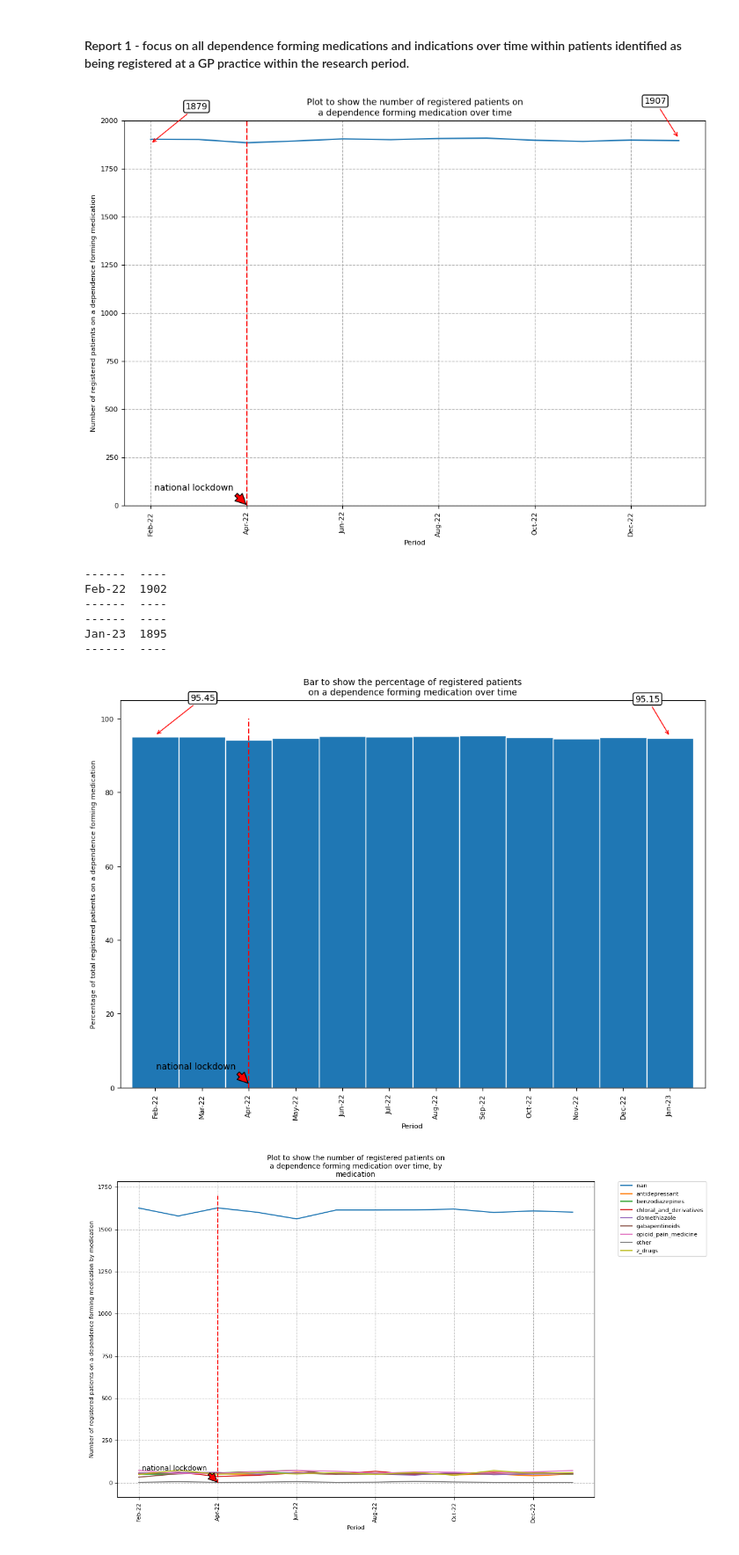
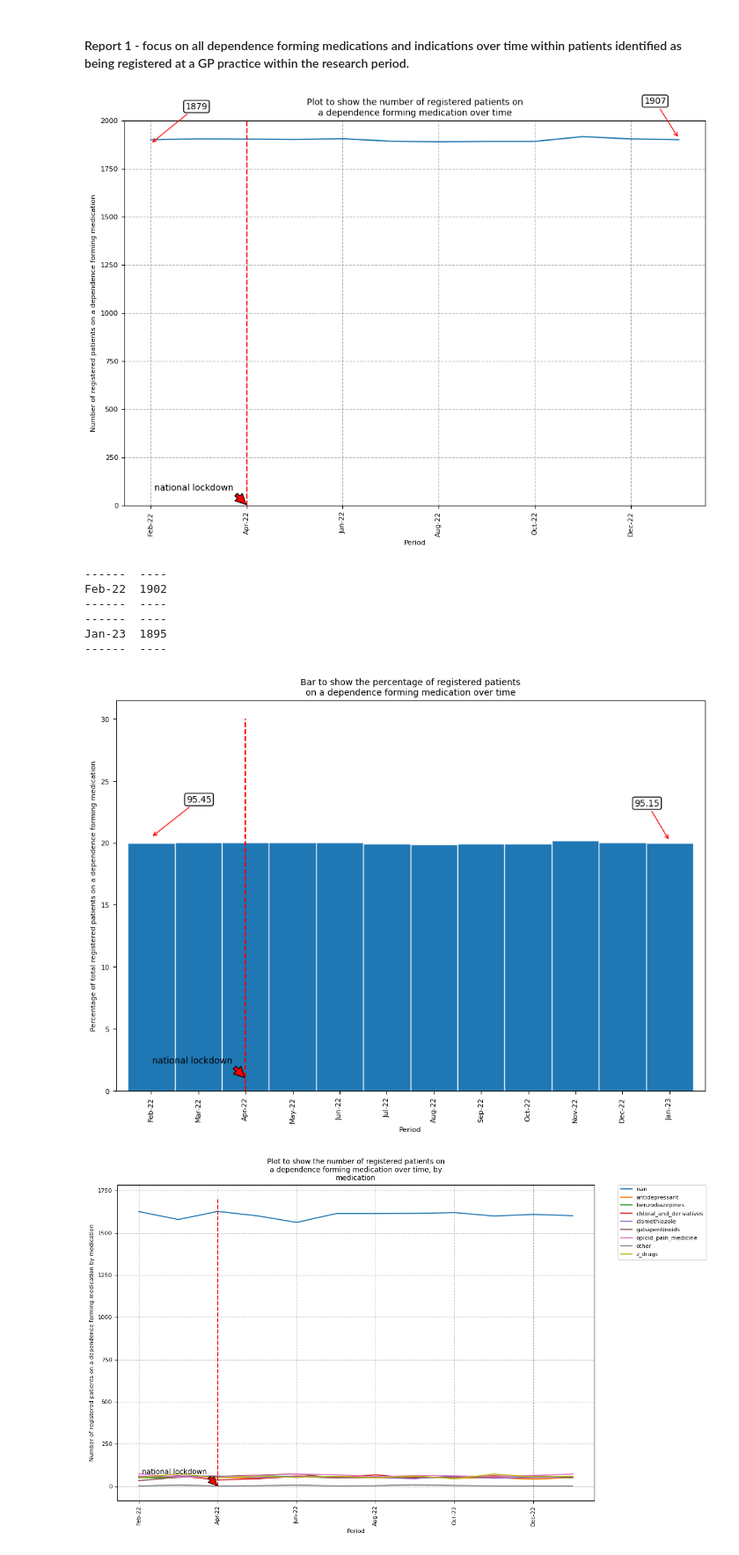
Before and after one commit to opensafely/dfms-covid19, a Jupyter notebook: analysis/report_1_medication_and_indications.ipynb, the cells around one changed output. Shown at 88% size. Saved outputs shown, nothing was run; the diff lists cells and outputs as text; code cells hidden in the pictures.

Commit message:
update axis max values

```diff
--- a/analysis/report_1_medication_and_indications.ipynb
+++ b/analysis/report_1_medication_and_indications.ipynb
@@ -29,8 +29,8 @@ register_matplotlib_converters()
 dtFmt = mdates.DateFormatter('%b-%Y')
 # %%
 data_measure_medication_rate = pd.read_csv("../output/measure_medication_rate.csv", parse_dates=["date"])
-data_measure_medication_rate = data_measure_medication_rate.loc[data_measure_medication_rate["research_population"] == 1, :]
-df_measure_medication_rate = pd.DataFrame.pivot(data_measure_medication_rate, index='date', columns='research_population', values='with_medication')
+data_measure_medication_rate = data_measure_medication_rate.loc[data_measure_medication_rate["with_medication"] == 1, :]
+df_measure_medication_rate = pd.DataFrame.pivot(data_measure_medication_rate, index='date', columns='with_medication', values='research_population')
 df_measure_medication_rate.index = pd.to_datetime(df_measure_medication_rate.index).strftime('%b-%y')
 ax = df_measure_medication_rate.plot(fontsize=8, figsize=(12,8))
 ax.legend().remove()
@@ -68,7 +68,7 @@ plt.xticks(rotation=90)
 plt.savefig(f"../output/measure_medication_rate_plot.png", bbox_inches='tight', dpi=150)
 plt.show()
 # %% [output]
-[figure, old version]
+[figure, new version]
 # %%
 print(tabulate(df_measure_medication_rate.iloc[:1], tablefmt = 'simple'))
 print(tabulate(df_measure_medication_rate.iloc[-1:], tablefmt = 'simple'))
@@ -81,46 +81,46 @@ Jan-23  1895
 ------  ----
 # %%
 data_measure_medication_rate = pd.read_csv("../output/measure_medication_rate.csv", parse_dates=["date"])
-data_measure_medication_rate = data_measure_medication_rate.loc[data_measure_medication_rate["research_population"] == 1, :]
+data_measure_medication_rate = data_measure_medication_rate.loc[data_measure_medication_rate["with_medication"] == 1, :]
 data_measure_medication_rate['value'] = 100 * data_measure_medication_rate["value"]
-df_measure_medication_rate = pd.DataFrame.pivot(data_measure_medication_rate, index='date', columns='research_population', values='value')
+df_measure_medication_rate = pd.DataFrame.pivot(data_measure_medication_rate, index='date', columns='with_medication', values='value')
 df_measure_medication_rate.index = pd.to_datetime(df_measure_medication_rate.index).strftime('%b-%y')
 ax = df_measure_medication_rate.plot.bar(fontsize=8, edgecolor='white', width=1, figsize=(12,8))
 ax.legend().remove()
 ax.set_xlabel('Period', fontsize=8)
 ax.set_ylabel('Percentage of total registered patients on a dependence forming medication', fontsize=8)
 ax.vlines(
         x=2,
         ymin=0,
-        ymax=100,
+        ymax=30,
         colors="red",
         ls="--",
     )
 ax.annotate('national lockdown',
             xy=(2, 1), xycoords='data',
             xytext=(-15, 25), textcoords='offset points',
             arrowprops=dict(facecolor='red', shrink=0.05),
             horizontalalignment='right', verticalalignment='top')
-ax.annotate('95.45',
-            xy=(0, 95.45), xycoords='data',
+ax.annotate('20.45',
+            xy=(0, 20.45), xycoords='data',
             xytext=(40, 40), textcoords='offset points',
             bbox=dict(boxstyle='round,pad=0.2', fc='white', alpha=1),
             arrowprops=dict(arrowstyle='->', connectionstyle='arc3,rad=0',
                             color='red'))
-ax.annotate('95.15',
-            xy=(11, 95.15), xycoords='data',
+ax.annotate('20.15',
+            xy=(11, 20.15), xycoords='data',
             xytext=(-40, 40), textcoords='offset points',
             bbox=dict(boxstyle='round,pad=0.2', fc='white', alpha=1),
             arrowprops=dict(arrowstyle='->', connectionstyle='arc3,rad=0',
                             color='red'))
 # for bars in ax.containers:
     # ax.bar_label(bars, label_type='edge', fontsize=7)
 title = 'Bar to show the percentage of registered patients on a dependence forming medication over time'
 plt.title('\n'.join(wrap(title,50)), fontsize=10)
 plt.savefig(f"../output/measure_medication_rate_bar.png", bbox_inches='tight', dpi=150)
 plt.show()
 # %% [output]
-[figure, old version]
+[figure, new version]
 # %%
 data_measure_dfm_medications_grouped_rate = pd.read_csv("../output/measure_dfm_medications_grouped_rate.csv", parse_dates=["date"])
 df_measure_dfm_medications_grouped_rate = pd.DataFrame.pivot(data_measure_dfm_medications_grouped_rate, index='date', columns='medication', values='research_population')
```
Also changed, not shown: 6 other files.
